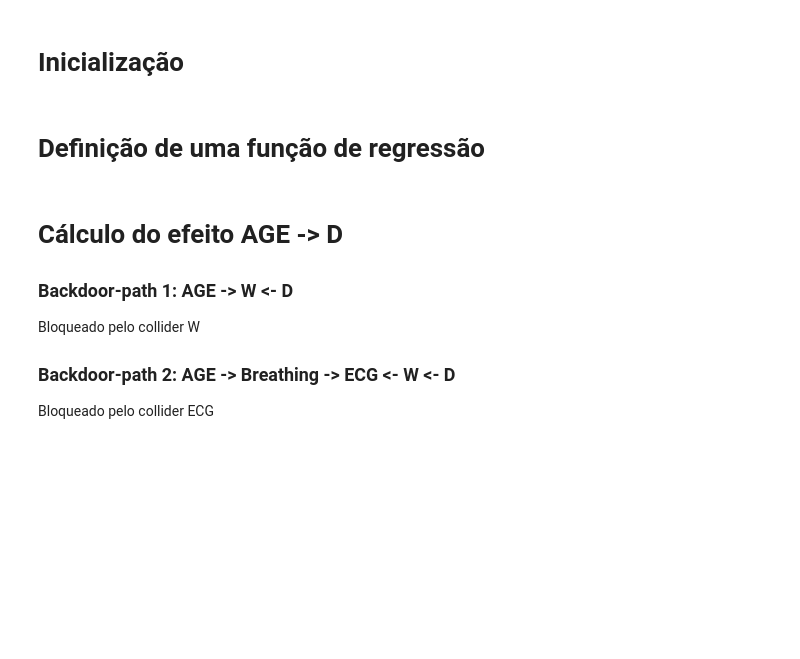
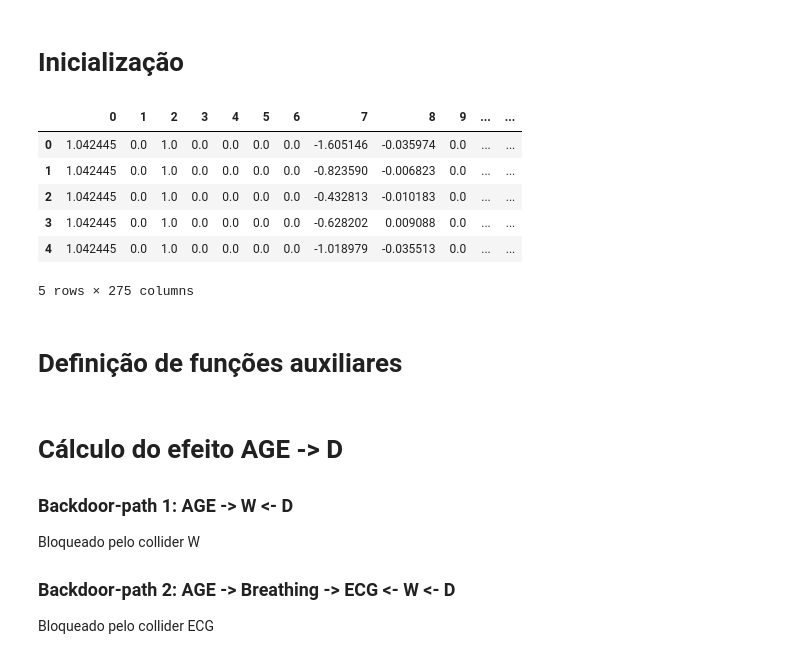
Before and after one commit to EduMio/TP-Causalidade, a Jupyter notebook: notebooks/Grafo_Causal.ipynb, the cells around one changed output. Cells and saved outputs as stored; diff of their text form; code cells hidden in the pictures; blank space fills up the shorter version.

```diff
--- a/notebooks/Grafo causal.ipynb
+++ b/notebooks/Grafo_Causal.ipynb
@@ -20,8 +23,16 @@ base = np.load('db_crude.npy')
 # %%
 data = pd.DataFrame(data=base)
-# data.head()
+data.head()
+# %% [output]
+|  | 0 | 1 | 2 | 3 | 4 | 5 | 6 | 7 | 8 | 9 | ... | ... |
+| 0 | 1.042445 | 0.0 | 1.0 | 0.0 | 0.0 | 0.0 | 0.0 | -1.605146 | -0.035974 | 0.0 | ... | ... |
+| 1 | 1.042445 | 0.0 | 1.0 | 0.0 | 0.0 | 0.0 | 0.0 | -0.823590 | -0.006823 | 0.0 | ... | ... |
+| 2 | 1.042445 | 0.0 | 1.0 | 0.0 | 0.0 | 0.0 | 0.0 | -0.432813 | -0.010183 | 0.0 | ... | ... |
+| 3 | 1.042445 | 0.0 | 1.0 | 0.0 | 0.0 | 0.0 | 0.0 | -0.628202 | 0.009088 | 0.0 | ... | ... |
+| 4 | 1.042445 | 0.0 | 1.0 | 0.0 | 0.0 | 0.0 | 0.0 | -1.018979 | -0.035513 | 0.0 | ... | ... |
+5 rows × 275 columns
 # %% [markdown]
-# Definição de uma função de regressão
+# Definição de funções auxiliares
 # %%
 def regression(X,y):
     logistic_regression = LogisticRegression(random_state=0)
```
Also changed, not shown: parts of 25 cells of this notebook, 3 other files.
